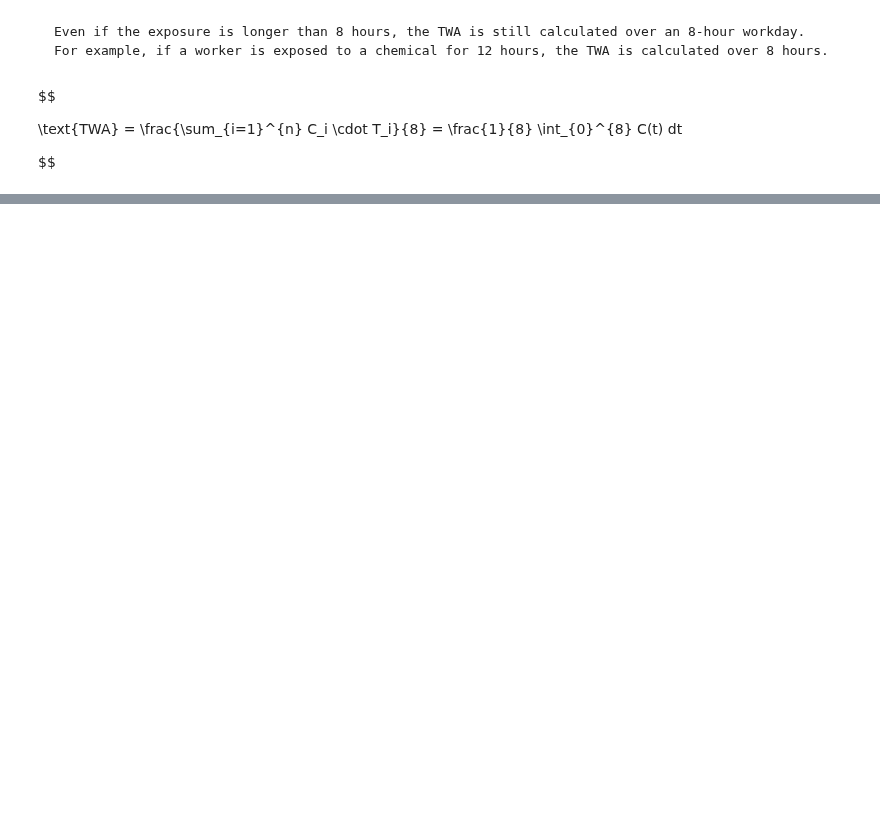
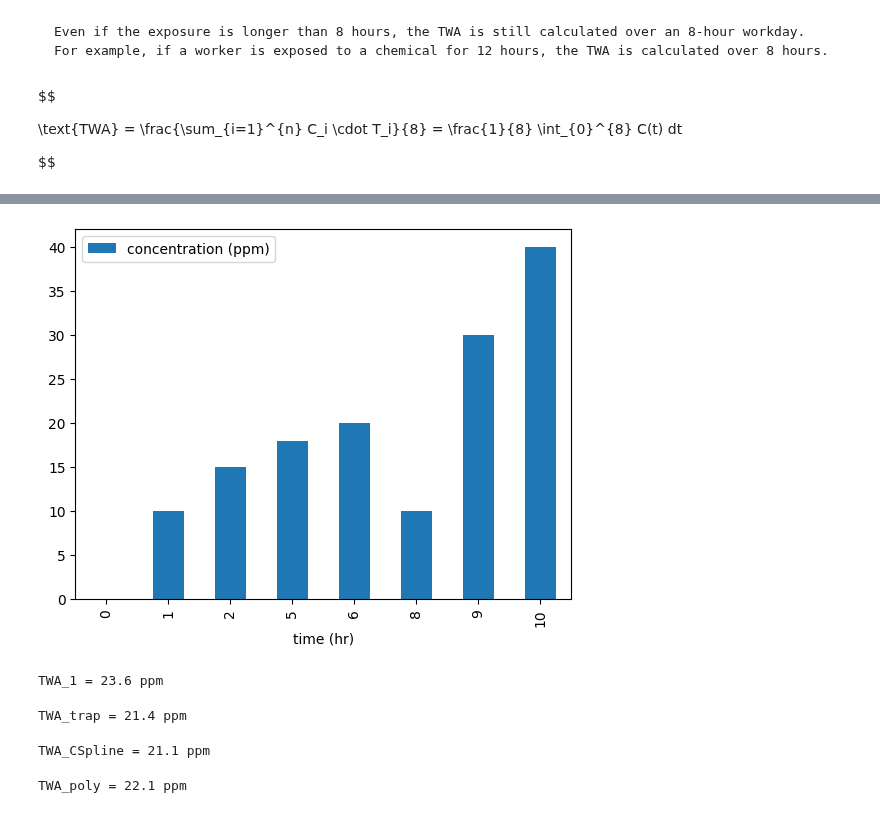
Before and after one commit to clint-bg/safetyinjc, a Jupyter notebook: _build/jupyter_execute/physical/15-Hygiene.ipynb, the cells around one changed output, grey strips where cells are left out. Cells and saved outputs as stored; diff of their text form; code cells hidden in the pictures; blank space fills up the shorter version.

```diff
--- a/_build/jupyter_execute/physical/15-Hygiene.ipynb
+++ b/_build/jupyter_execute/physical/15-Hygiene.ipynb
@@ -54,0 +71,55 @@ Thermal Radiation
+# %%
+#example discrete concentration profile
+data = {'time (hr)': [0, 1, 2, 5, 6, 8, 9, 10],
+        'concentration (ppm)': [0,10,15,18,20,10,30,40]}
+df = pd.DataFrame(data)
+df.plot(x='time (hr)', y='concentration (ppm)', kind = 'bar')
+plt.show()
+# %% [output]
+[figure, added]
+# %%
+#TWA Calculation; Method 1 (assume the current measure is the same for the previous interval)
+TWA_1 = 0; ti_1 = 0;
+#loop through each time interval
+for i in range(1, len(df)):
+    #calculate TWA for each interval
+    C_i = df['concentration (ppm)'][i]
+    t_i = df['time (hr)'][i]
+    TWA_1 += C_i*(t_i-ti_1)
+    ti_1 = t_i;
+print(f'TWA_1 = {TWA_1/8:.1f} ppm')
+# %% [output]
+TWA_1 = 23.6 ppm
+# %%
+#TWA Calculation; Method 2 (use the trapezoidal rule)
+TWA_trap = 0;
+#loop through each time interval
+for i in range(1, len(df)):
+    #calculate TWA for each interval
+    C_i = df['concentration (ppm)'][i]
+    C_i_1 = df['concentration (ppm)'][i-1]
+    t_i = df['time (hr)'][i]
+    t_i_1 = df['time (hr)'][i-1]
+    TWA_trap += (C_i+C_i_1)*(t_i-t_i_1)/2
+print(f'TWA_trap = {TWA_trap/8:.1f} ppm')
+# %% [output]
+TWA_trap = 21.4 ppm
+# %%
+#TWA Calculation; Method 3 (fit a polynomial to the data and integrate with cspline1d_integral)
+from scipy.interpolate import CubicSpline
+#fit a polynomial to the data
+cs = CubicSpline(df['time (hr)'], df['concentration (ppm)'])
+#integrate the polynomial with quad
+from scipy.integrate import quad
+TWA_CSpline, err = quad(cs, 0, 10)
+print(f'TWA_CSpline = {TWA_CSpline/8:.1f} ppm')
+# %% [output]
+TWA_CSpline = 21.1 ppm
+# %%
+#fit a polynomial to the data
+p = np.polyfit(df['time (hr)'], df['concentration (ppm)'], 3)
+#integrate the polynomial
+TWA_poly = quad(np.poly1d(p), 0, 10)[0]
+print(f'TWA_poly = {TWA_poly/8:.1f} ppm')
+# %% [output]
+TWA_poly = 22.1 ppm
```
Also changed, not shown: parts of 24 cells of this notebook, 11 other files.
